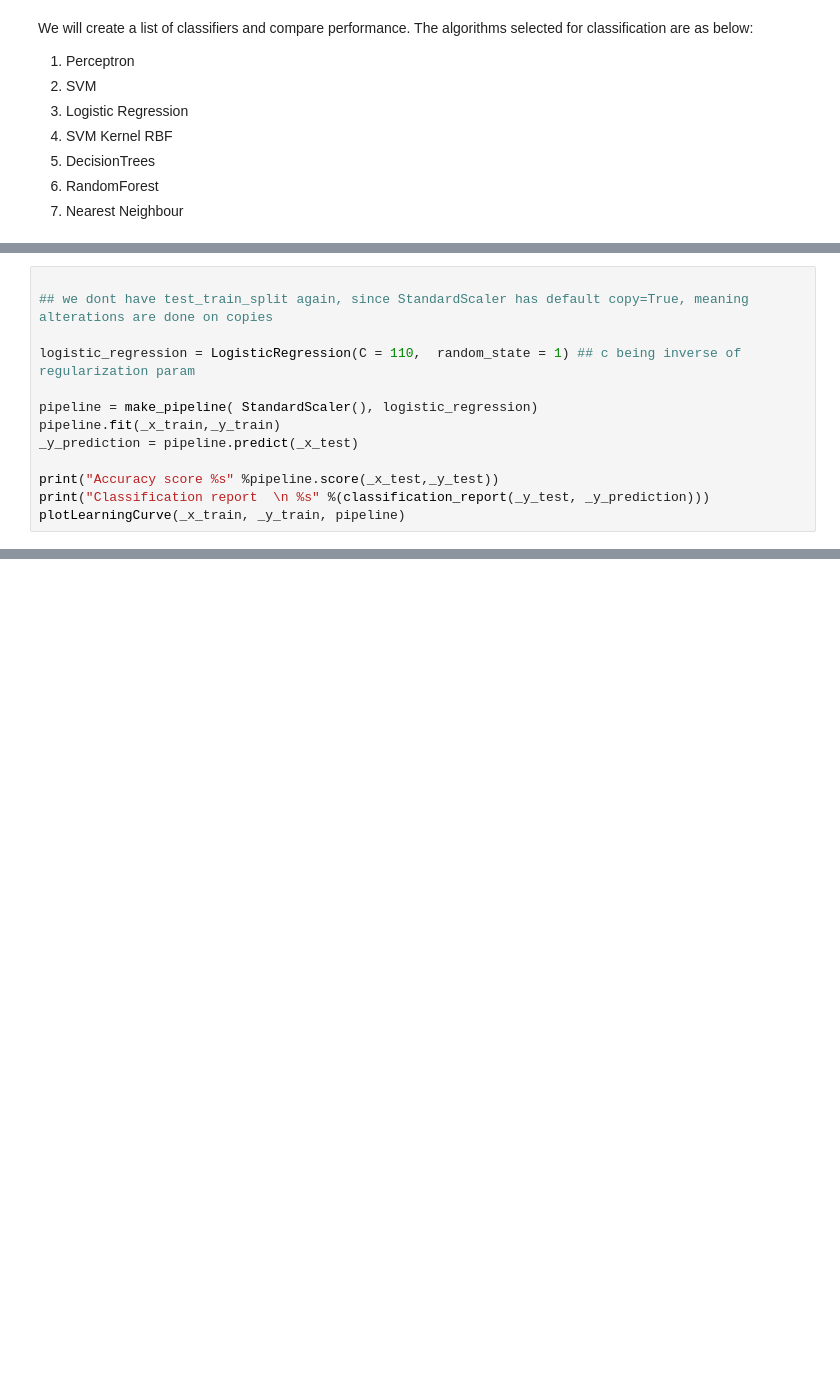
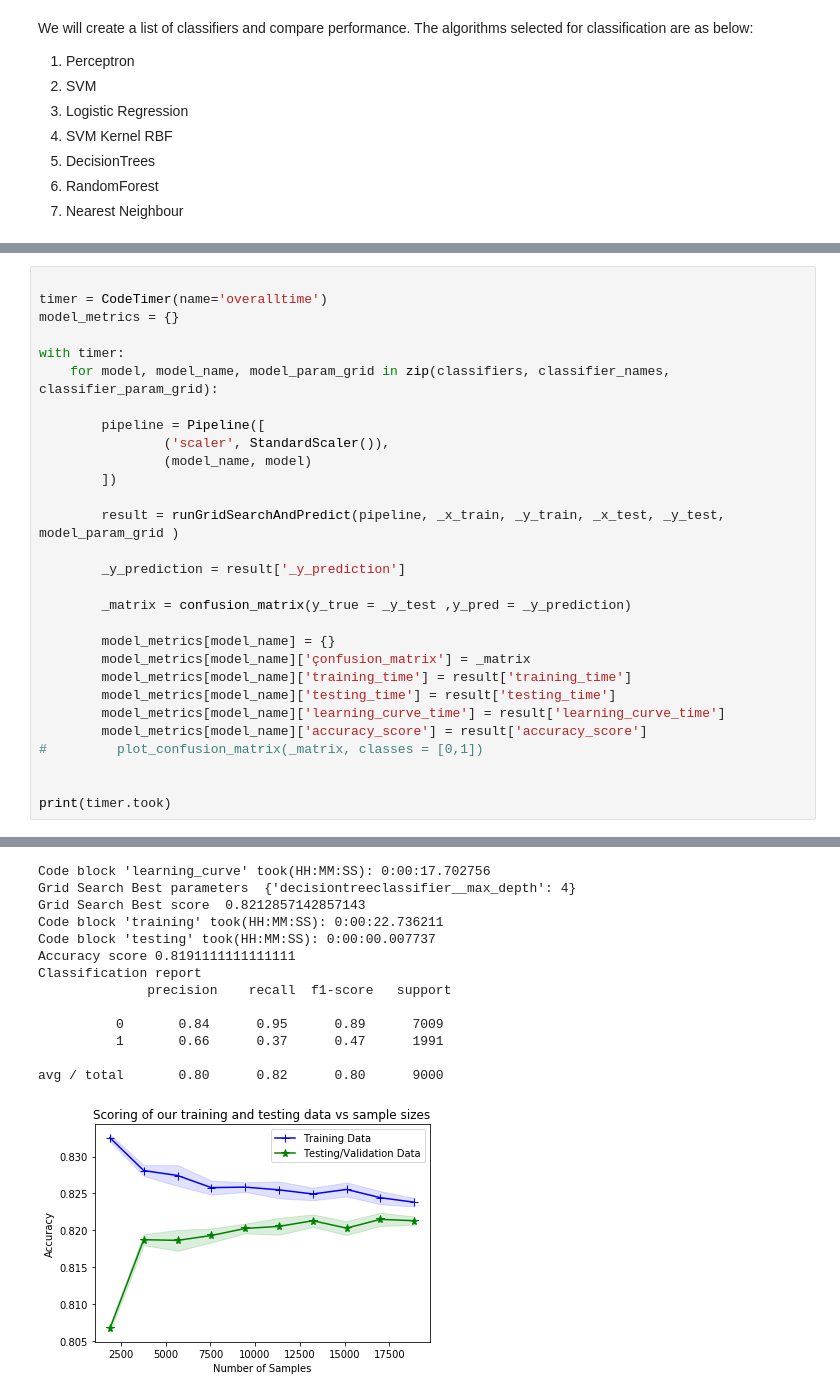
Before and after one commit to in-tandem/real-world-use-cases, a Jupyter notebook: supervised/classification/uci-credit-default/uci_credit_default_data_set_analysis.ipynb, the cells around one changed output, grey strips where cells are left out. Drawn from its saved outputs; the diff is of its cells as text; blank space fills up the shorter version.

Commit message:
classification times across models

```diff
--- a/supervised/classification/uci-credit-default/uci_credit_default_data_set_analysis.ipynb
+++ b/supervised/classification/uci-credit-default/uci_credit_default_data_set_analysis.ipynb
@@ -205,13 +260,0 @@ avg / total       0.66      0.59      0.62      9000
-# %%
-
-## we dont have test_train_split again, since StandardScaler has default copy=True, meaning alterations are done on copies
-
-logistic_regression = LogisticRegression(C = 110,  random_state = 1) ## c being inverse of regularization param
-
-pipeline = make_pipeline( StandardScaler(), logistic_regression)
-pipeline.fit(_x_train,_y_train)
-_y_prediction = pipeline.predict(_x_test)
-
-print("Accuracy score %s" %pipeline.score(_x_test,_y_test))
-print("Classification report  \n %s" %(classification_report(_y_test, _y_prediction)))
-plotLearningCurve(_x_train, _y_train, pipeline)
@@ -227,0 +292,30 @@ avg / total       0.80      0.81      0.77      9000
+# %%
+
+timer = CodeTimer(name='overalltime')
+model_metrics = {}
+
+with timer:
+    for model, model_name, model_param_grid in zip(classifiers, classifier_names, classifier_param_grid):
+
+        pipeline = Pipeline([
+                ('scaler', StandardScaler()),
+                (model_name, model)
+        ])
+
+        result = runGridSearchAndPredict(pipeline, _x_train, _y_train, _x_test, _y_test, model_param_grid )
+
+        _y_prediction = result['_y_prediction']
+
+        _matrix = confusion_matrix(y_true = _y_test ,y_pred = _y_prediction)
+
+        model_metrics[model_name] = {}
+        model_metrics[model_name]['çonfusion_matrix'] = _matrix
+        model_metrics[model_name]['training_time'] = result['training_time']
+        model_metrics[model_name]['testing_time'] = result['testing_time']
+        model_metrics[model_name]['learning_curve_time'] = result['learning_curve_time']
+        model_metrics[model_name]['accuracy_score'] = result['accuracy_score']
+#         plot_confusion_matrix(_matrix, classes = [0,1])
+
+
+print(timer.took)
+# %% [output]
@@ -227,0 +349,14 @@ avg / total       0.80      0.81      0.77      9000
+Code block 'learning_curve' took(HH:MM:SS): 0:00:17.702756
+Grid Search Best parameters  {'decisiontreeclassifier__max_depth': 4}
+Grid Search Best score  0.8212857142857143
+Code block 'training' took(HH:MM:SS): 0:00:22.736211
+Code block 'testing' took(HH:MM:SS): 0:00:00.007737
+Accuracy score 0.8191111111111111
+Classification report
+              precision    recall  f1-score   support
+
+          0       0.84      0.95      0.89      7009
+          1       0.66      0.37      0.47      1991
+
+avg / total       0.80      0.82      0.80      9000
+[figure, added]
```
Also changed, not shown: parts of 12 cells of this notebook.
